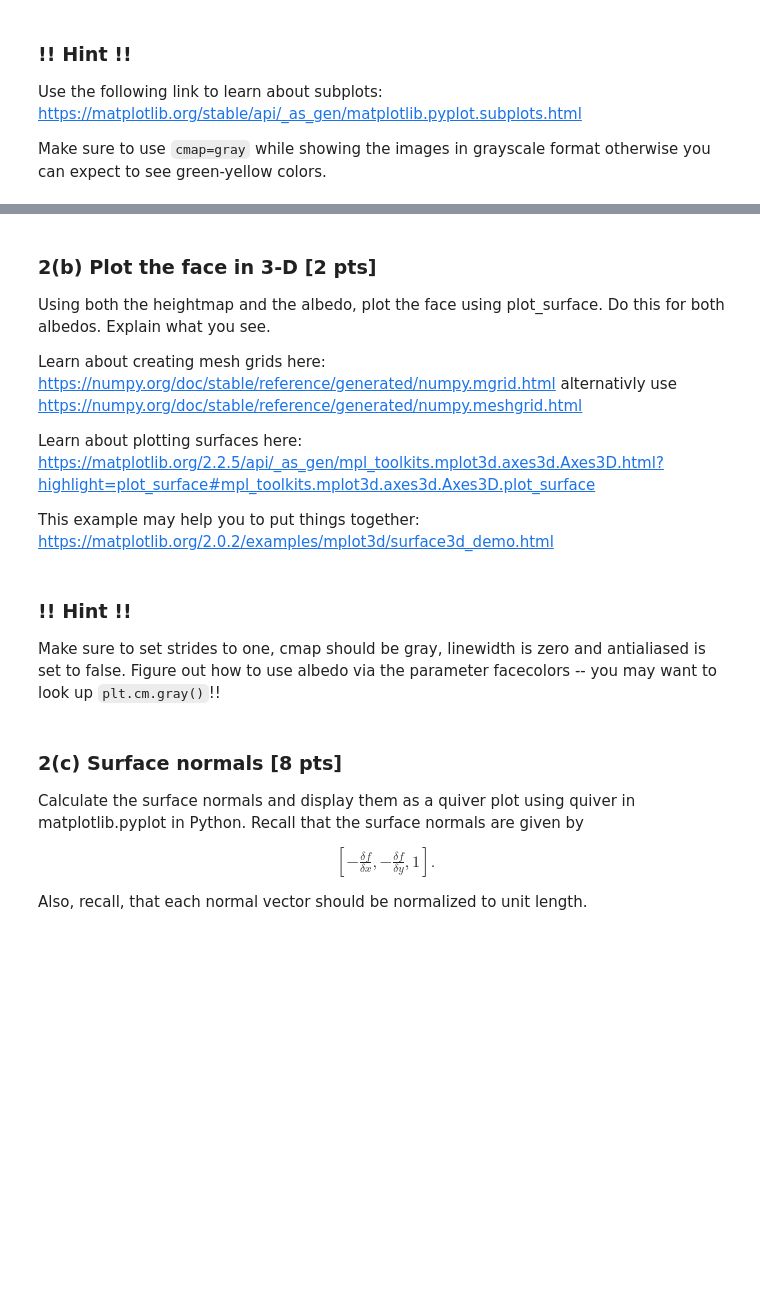
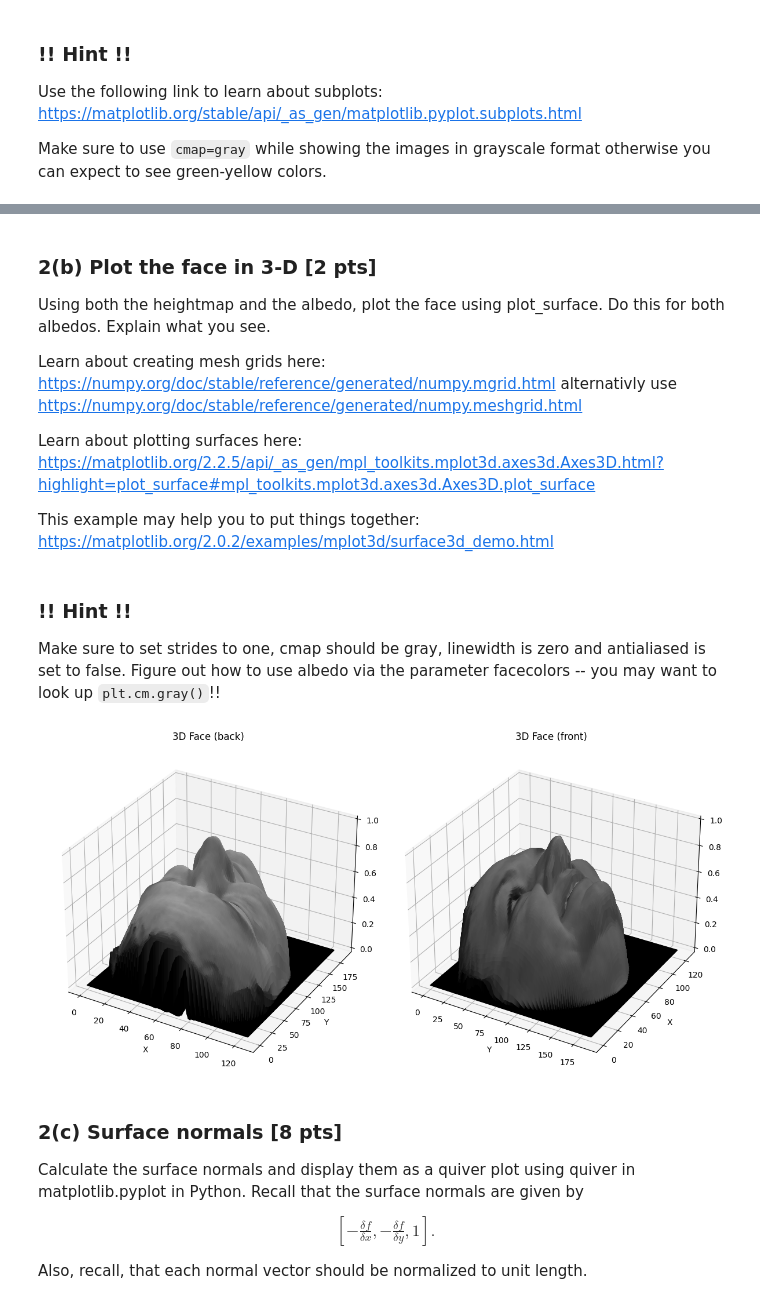
Before and after one commit to TSINET/CSE152A, a Jupyter notebook: HW1/HW1.ipynb, the cells around one changed output, grey strips where cells are left out. Cells and saved outputs as stored; diff of their text form; code cells hidden in the pictures; blank space fills up the shorter version.

```diff
--- a/HW1/HW1.ipynb
+++ b/HW1/HW1.ipynb
@@ -376,7 +397,7 @@ YOUR CODE HERE
 # %% [markdown]
 ### 2(b) Plot the face in 3-D [2 pts]
 
-Using both the heightmap and the albedo, plot the face using plot\_surface. Do this for both albedos. Explain what you see.
+Using both the heightmap and the albedo, plot the face using plot_surface. Do this for both albedos. Explain what you see.
 <br/>
 
 Learn about creating mesh grids here: https://numpy.org/doc/stable/reference/generated/numpy.mgrid.html alternativly use https://numpy.org/doc/stable/reference/generated/numpy.meshgrid.html
@@ -398,3 +412,41 @@ YOUR CODE HERE
+# %%
+from mpl_toolkits.mplot3d import Axes3D
+
+# Assuming you have 'heightmap', 'albedo' and 'uniform_albedo' available
+
+# Normalize heightmap and albedos if necessary
+heightmap_max = heightmap.max()
+heightmap = heightmap / heightmap_max
+
+albedo_max = albedo.max()
+albedo = albedo / albedo_max
+
+# Create a grid of x and y values based on the shape of heightmap
+x = np.arange(heightmap.shape[1])
+y = np.arange(heightmap.shape[0])
+x, y = np.meshgrid(x, y)
+
+# Create a 3D figure with two subplots
+fig = plt.figure(figsize=(12, 6))
+
+# Plot the face with classic albedo (subplot 1)
+ax1 = fig.add_subplot(121, projection='3d')
+ax1.plot_surface(x, y, heightmap, facecolors=plt.cm.gray(albedo), rstride=1, cstride=1, antialiased=True)
+ax1.set_title('3D Face (back)')
+ax1.set_xlabel('X')
+ax1.set_ylabel('Y')
+
+# Plot the face with uniform albedo (subplot 2)
+ax2 = fig.add_subplot(122, projection='3d')
+ax2.plot_surface(y, x, heightmap, facecolors=plt.cm.gray(albedo), rstride=1, cstride=1, antialiased=True)
+ax2.set_title('3D Face (front)')
+ax2.set_xlabel('Y')
+ax2.set_ylabel('X')
+
+plt.tight_layout()
+plt.show()
+# %% [output]
+[figure, added]
 # %% [markdown]
 ### 2(c) Surface normals [8 pts]
 
```
Also changed, not shown: parts of 13 cells of this notebook.
